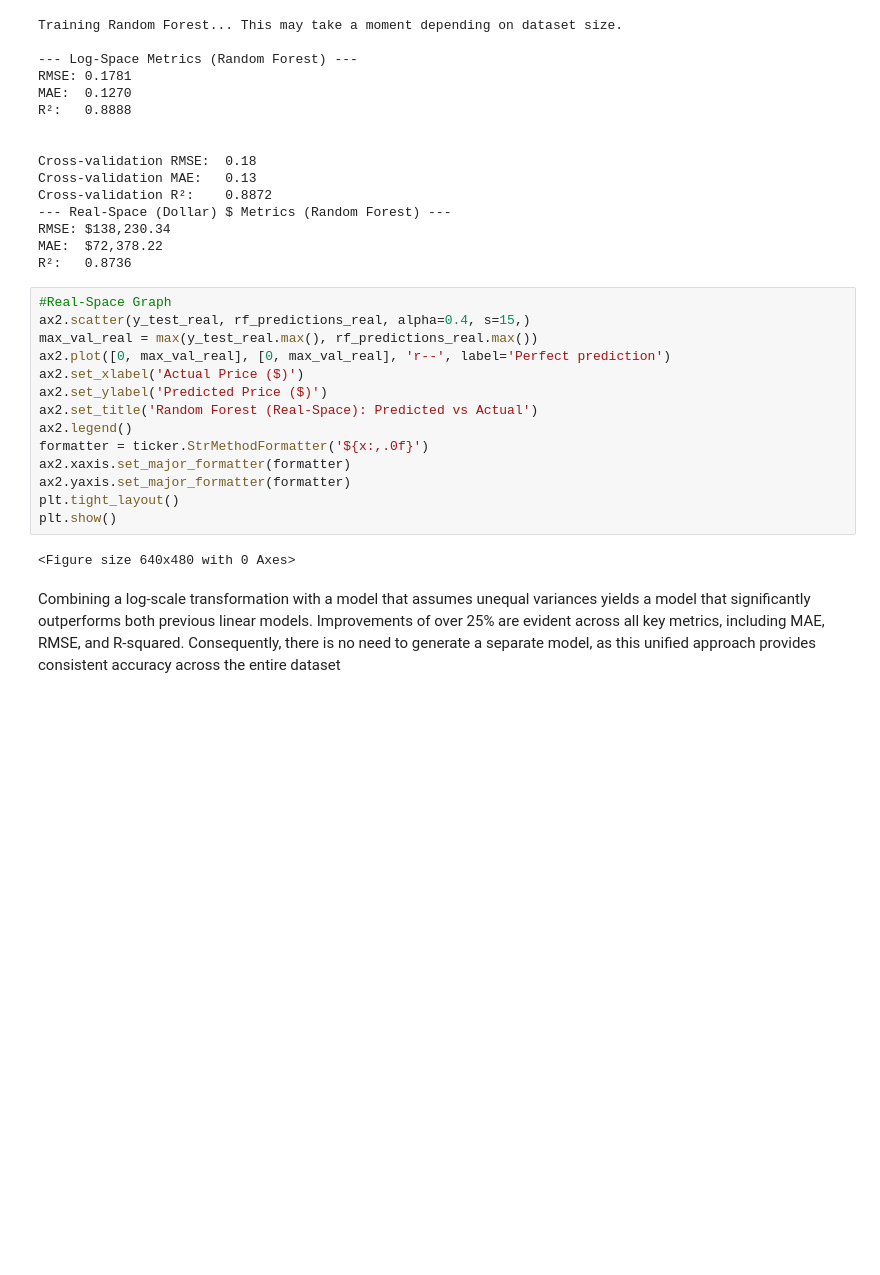
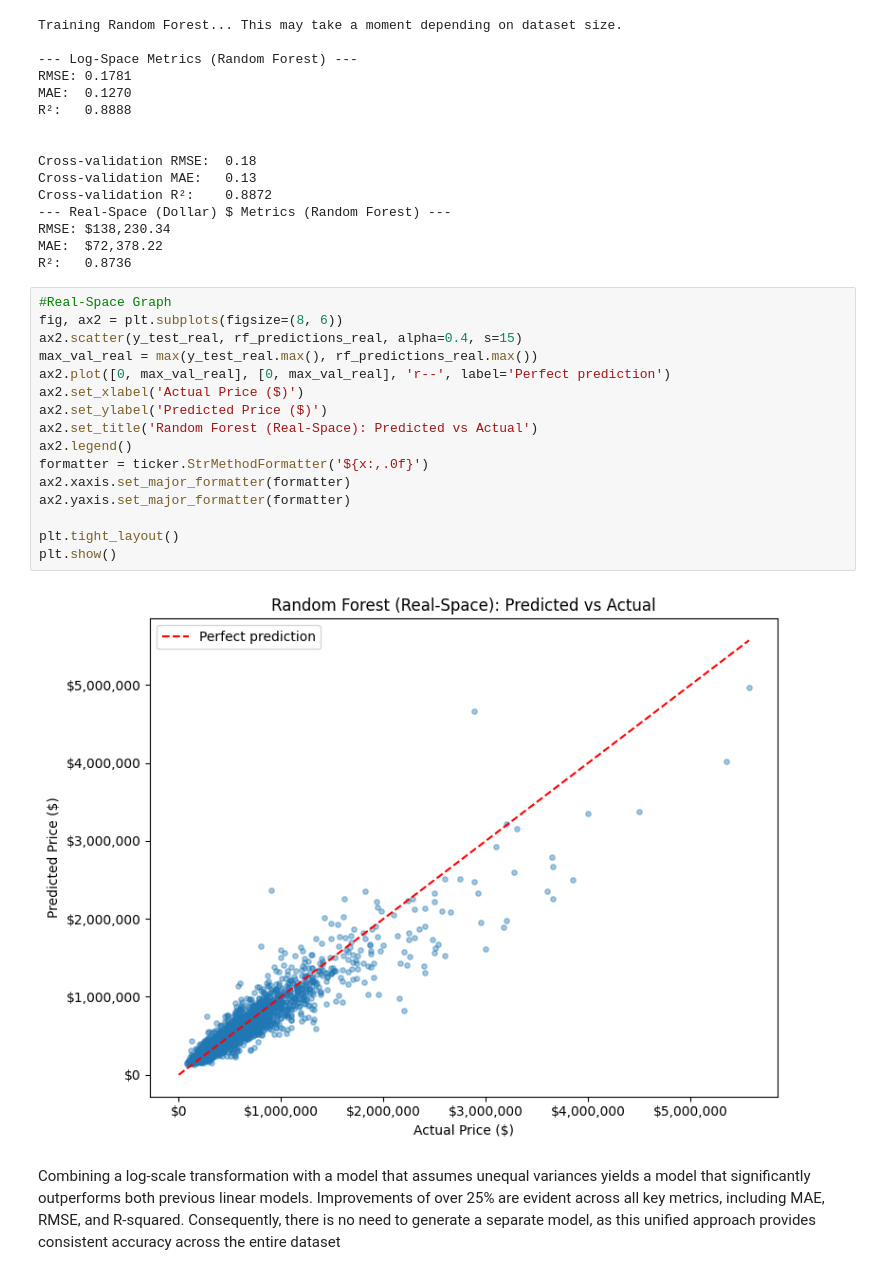
Before and after one commit to FishyFoshy/COMP3608-Project, a Jupyter notebook: Dataset_3.ipynb, the cells around one changed output. Cells and saved outputs as stored; diff of their text form; blank space fills up the shorter version.

Commit message:
Graph + Tunning

```diff
--- a/Dataset_3.ipynb
+++ b/Dataset_3.ipynb
@@ -445,20 +445,22 @@ MAE:  $72,378.22
 R²:   0.8736
 # %%
 #Real-Space Graph
-ax2.scatter(y_test_real, rf_predictions_real, alpha=0.4, s=15,)
+fig, ax2 = plt.subplots(figsize=(8, 6))
+ax2.scatter(y_test_real, rf_predictions_real, alpha=0.4, s=15)
 max_val_real = max(y_test_real.max(), rf_predictions_real.max())
 ax2.plot([0, max_val_real], [0, max_val_real], 'r--', label='Perfect prediction')
 ax2.set_xlabel('Actual Price ($)')
 ax2.set_ylabel('Predicted Price ($)')
 ax2.set_title('Random Forest (Real-Space): Predicted vs Actual')
 ax2.legend()
 formatter = ticker.StrMethodFormatter('${x:,.0f}')
 ax2.xaxis.set_major_formatter(formatter)
 ax2.yaxis.set_major_formatter(formatter)
+
 plt.tight_layout()
 plt.show()
 # %% [output]
-<Figure size 640x480 with 0 Axes>
+[figure, added]
 # %% [markdown]
 Combining a log-scale transformation with a model that assumes unequal variances yields a model that significantly outperforms both previous linear models. Improvements of over 25% are evident across all key metrics, including MAE, RMSE, and R-squared. Consequently, there is no need to generate a separate model, as this unified approach provides consistent accuracy across the entire dataset
 # %% [markdown]
```
Also changed, not shown: parts of 6 cells of this notebook.
